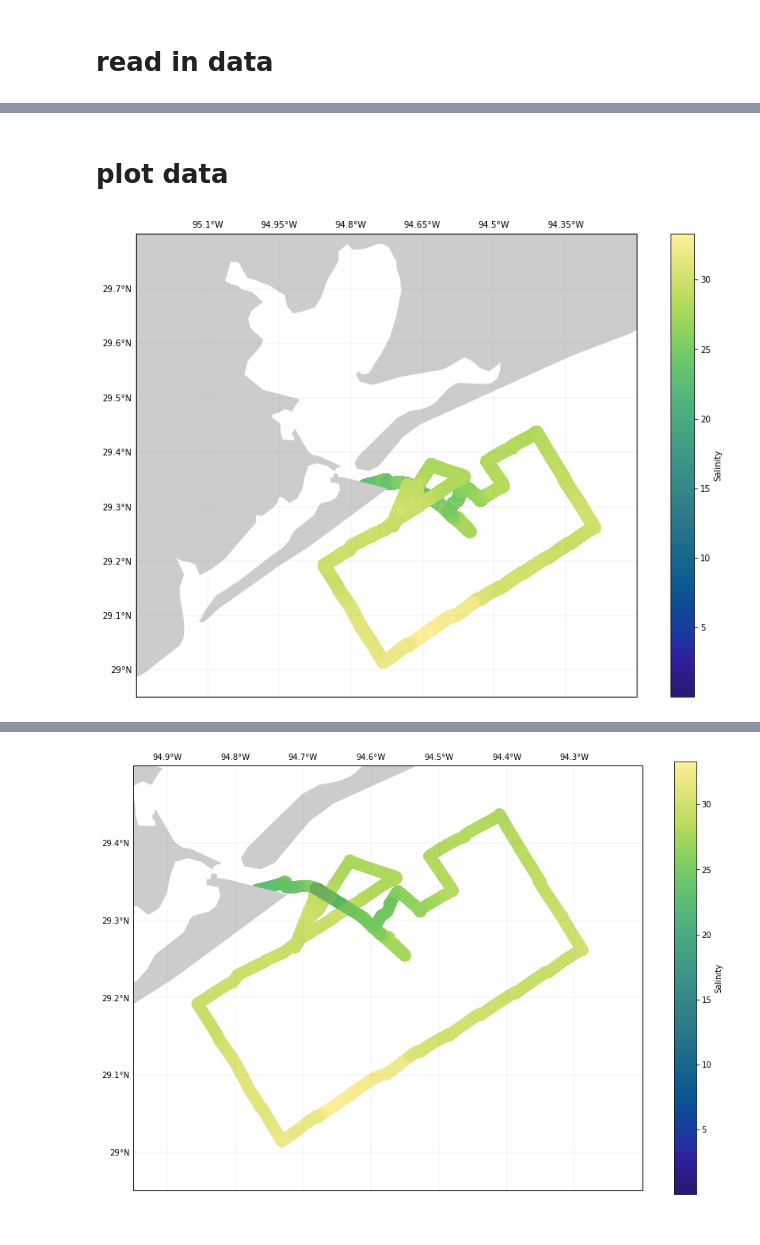
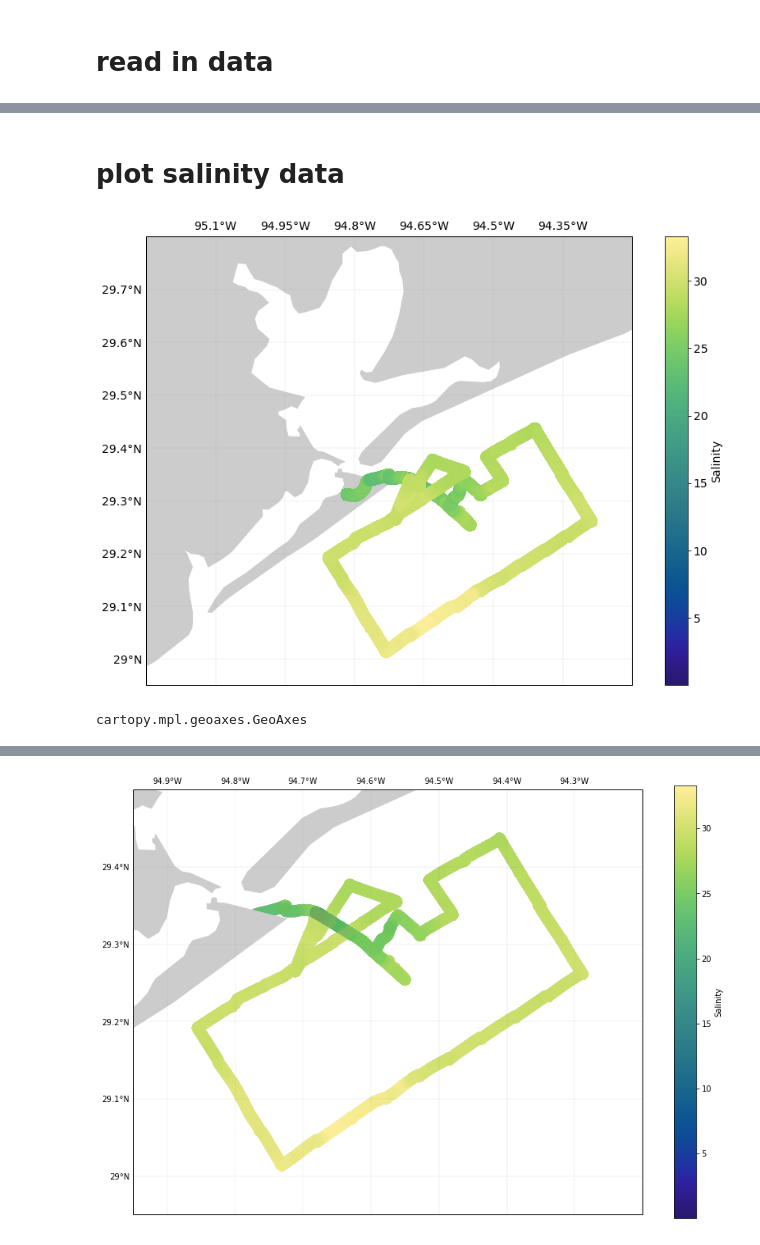
Before and after one commit to shelleyculver/rapid, a Jupyter notebook: scs.ipynb, the cells around one changed output, grey strips where cells are left out. Cells and saved outputs as stored; diff of their text form; code cells hidden in the pictures.

Commit message:
scs general plots just testing

```diff
--- a/scs.ipynb
+++ b/scs.ipynb
@@ -36,27 +50,31 @@ df.loc[:,'ADU800-GGA-Lon'] = [-(float(str(lo)[1:3]) + float(str(lo)[3:-1])/60) f
 # %% [markdown]
-# plot data
+# plot salinity data
 # %%
 # Figure with Galveston Bay
 fig = plt.figure(figsize=(12, 8)) # (9.4, 7.7))
 
 ax = fig.add_axes([0.06, 0.01, 0.93, 0.95], projection=merc)
 ax.set_frame_on(False) # kind of like it without the box
 #extent controls bounds of cruise
 ax.set_extent([-95.25, -94.2, 28.95, 29.8], pc)
 gl = ax.gridlines(linewidth=0.2, color='gray', alpha=0.5, linestyle='-', draw_labels=True)
 # the following two make the labels look like lat/lon format
 gl.xformatter = LONGITUDE_FORMATTER
 gl.yformatter = LATITUDE_FORMATTER
 gl.xlabels_bottom = False  # turn off labels where you don't want them
 gl.ylabels_right = False
 ax.add_feature(land_10m, facecolor='0.8')
 ax.set_facecolor('0.8')
 
-mappable = ax.scatter(df['ADU800-GGA-Lon'], df['ADU800-GGA-Lat'], c=df['Thermosalinograph-Data-Salinity'], s=200, cmap=cmo.haline, transform=pc)
+mappable = ax.scatter(df['ADU800-GGA-Lon'], df['ADU800-GGA-Lat'], c=df['Thermosalinograph-Data-Salinity'], s=200, cmap=cmo.haline, transform=pc, zorder=10)
 cb = fig.colorbar(mappable)
 cb.set_label('Salinity')
 # %% [output]
-[figure, old version]
+[figure, new version]
+# %%
+type(ax)
+# %% [output]
+cartopy.mpl.geoaxes.GeoAxes
 # %%
 # Figure without Galveston Bay
 fig = plt.figure(figsize=(12, 8)) # (9.4, 7.7))
```
Also changed, not shown: parts of 26 cells of this notebook.
